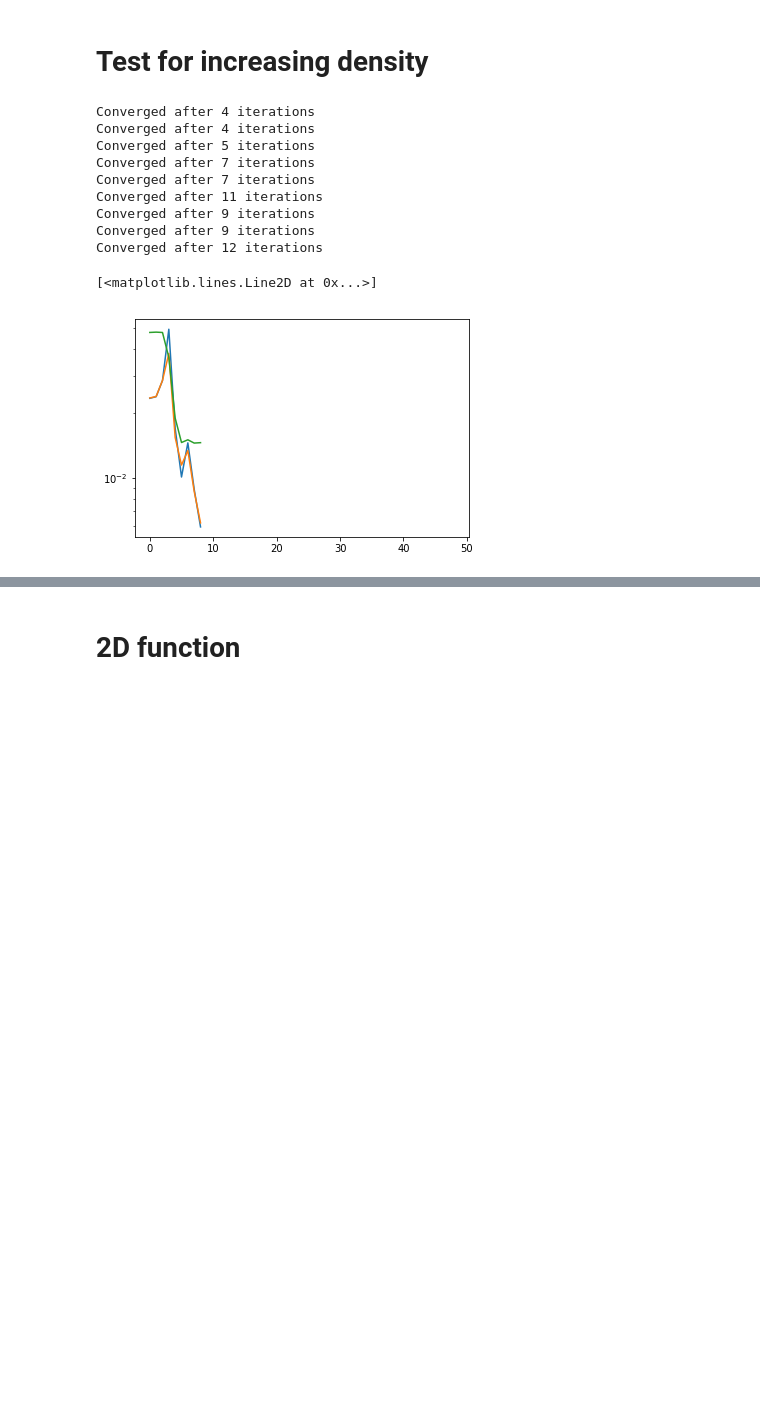
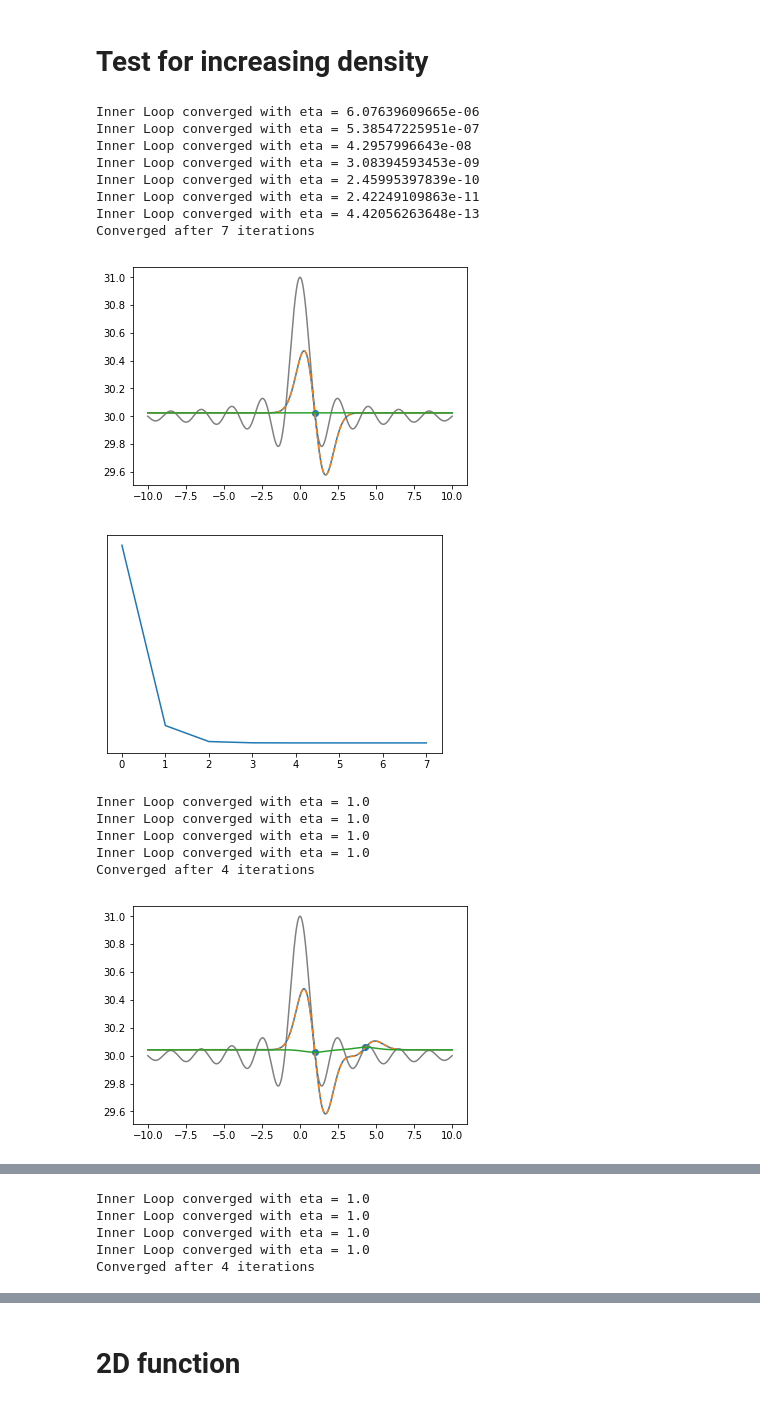
Before and after one commit to ralf-meyer/MLDerivs, a Jupyter notebook: example.ipynb, the cells around one changed output, grey strips where cells are left out. Drawn from its saved outputs; the diff is of its cells as text; code cells hidden in the pictures; blank space fills up the shorter version.

```diff
--- a/example.ipynb
+++ b/example.ipynb
@@ -73,46 +143,54 @@ y_prime_train = f_prime(x_prime_train)
 # %%
 C1 = 10.0**2
 C2 = 10.0**2
-epsilon = 0.001
+epsilon = 0.0001
 
 IRWLS = IRWLS_SVR(C1 = C1, C2 = C2, epsilon = epsilon, gamma = 1.0)
 RLSVRD = RLSVRD_regressor(C1 = C1, C2 = C2, gamma = 1.0, method = 1)
 sk_svr = SVR(C = C1, epsilon = epsilon, gamma = 1.0)
 x_test = np.linspace(-10.0, 10.0, 2000).reshape((-1,1))
 y_test = f(x_test).ravel()
 irwls_error = np.zeros(len(x_train)-1)
 rlsvrd_error = np.zeros(len(x_train)-1)
 sk_svr_error = np.zeros(len(x_train)-1)
 
 for i in range(1, 10):
-    IRWLS.fit(x_train[:i, :], y_train[:i], x_prime_train[:i,:], y_prime_train[:i,:], max_iter=2000)
+    IRWLS.fit(x_train[:i, :], y_train[:i], x_prime_train[:i,:], y_prime_train[:i,:], max_iter=100)
     RLSVRD.fit(x_train[:i, :], y_train[:i], x_prime_train[:i,:], y_prime_train[:i,:])
     sk_svr.fit(x_train[:i, :], y_train[:i])
     irwls_error[i-1] = np.mean((IRWLS.predict(x_test) - y_test)**2)
     rlsvrd_error[i-1] = np.mean((RLSVRD.predict(x_test) - y_test)**2)
     sk_svr_error[i-1] = np.mean((sk_svr.predict(x_test) - y_test)**2)
-    if i > 10:
+    if i > 0:
         plt.figure()
         plt.plot(x_test, y_test, "0.5")
         plt.scatter(x_train[:i, 0], y_train[:i])
         plt.plot(x_test, IRWLS.predict(x_test))
-        plt.plot(x_test, RLSVRD.predict(x_test))
+        plt.plot(x_test, RLSVRD.predict(x_test), "--")
         plt.plot(x_test, sk_svr.predict(x_test))
+        plt.show()
+        plt.figure()
+        plt.semilogy(IRWLS.Ls)
         plt.show()
 
 plt.figure()
 plt.semilogy(irwls_error)
 plt.semilogy(rlsvrd_error)
 plt.semilogy(sk_svr_error)
 # %% [output]
-Converged after 4 iterations
-Converged after 4 iterations
-Converged after 5 iterations
+Inner Loop converged with eta = 6.07639609665e-06
+Inner Loop converged with eta = 5.38547225951e-07
+Inner Loop converged with eta = 4.2957996643e-08
+Inner Loop converged with eta = 3.08394593453e-09
+Inner Loop converged with eta = 2.45995397839e-10
+Inner Loop converged with eta = 2.42249109863e-11
+Inner Loop converged with eta = 4.42056263648e-13
 Converged after 7 iterations
-Converged after 7 iterations
-Converged after 11 iterations
-Converged after 9 iterations
-Converged after 9 iterations
-Converged after 12 iterations
+[figure, new version]
+[figure, added]
-[<matplotlib.lines.Line2D at 0x...>]
+Inner Loop converged with eta = 1.0
+Inner Loop converged with eta = 1.0
+Inner Loop converged with eta = 1.0
+Inner Loop converged with eta = 1.0
+Converged after 4 iterations
-[figure, old version]
+[figure, added]
@@ -118,0 +198,5 @@ Converged after 12 iterations
+Inner Loop converged with eta = 1.0
+Inner Loop converged with eta = 1.0
+Inner Loop converged with eta = 1.0
+Inner Loop converged with eta = 1.0
+Converged after 4 iterations
```
Also changed, not shown: parts of 5 cells of this notebook, 1 other file.
